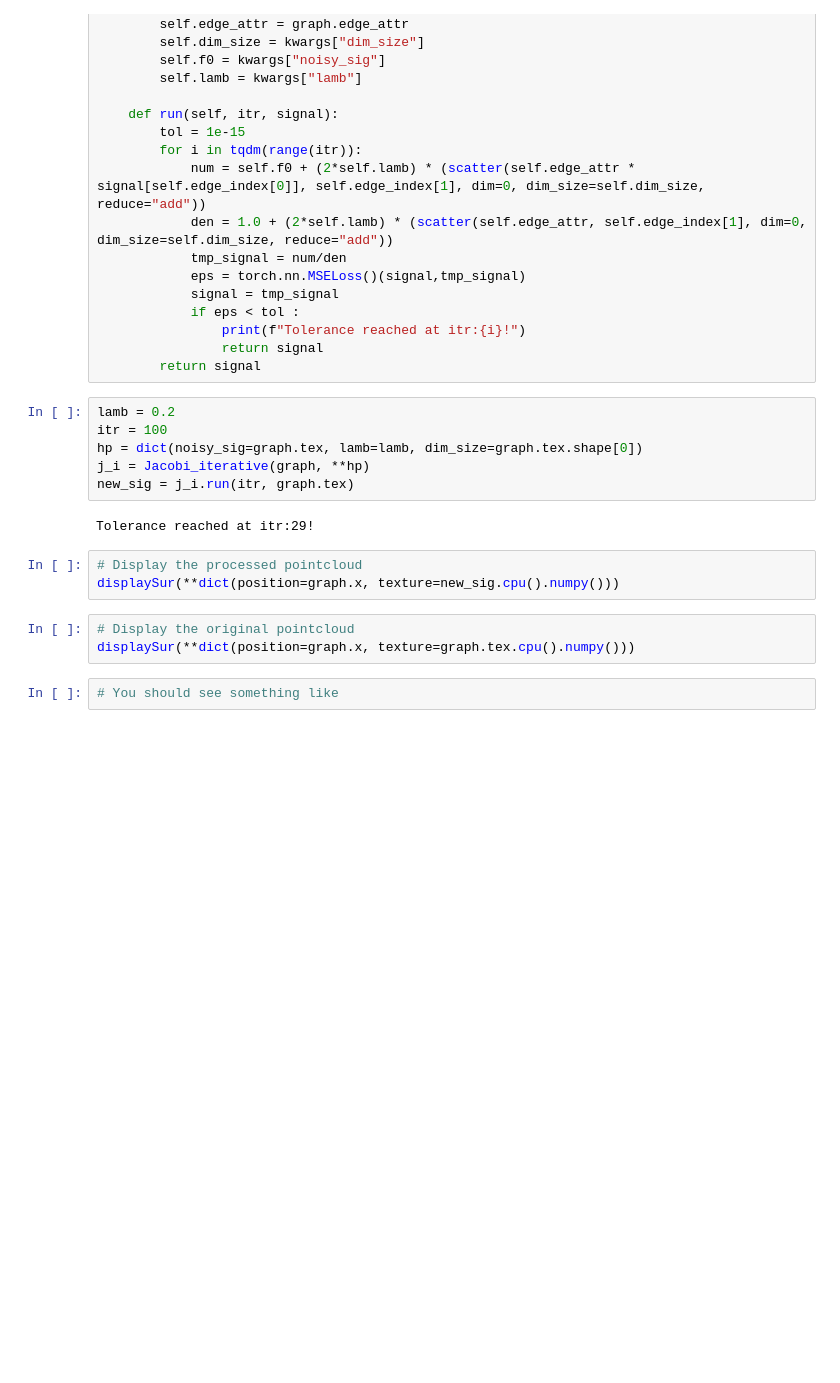
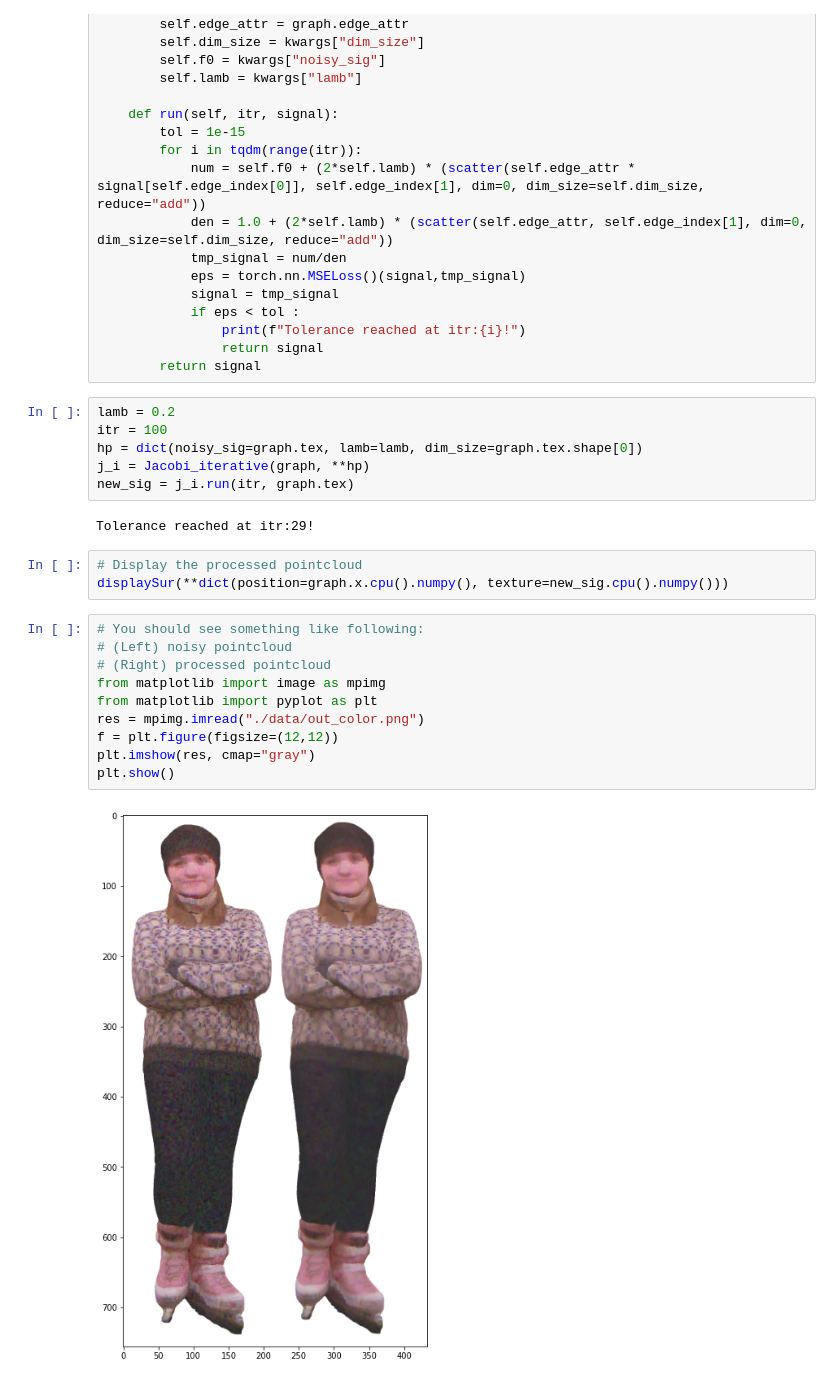
Before and after one commit to aGIToz/Graph_Signal_Processing, a Jupyter notebook: 2_Tikhonov_reg.ipynb, the cells around one changed output. Drawn from its saved outputs; the diff is of its cells as text; blank space fills up the shorter version.

Commit message:
adds the output image files

```diff
--- a/2_Tikhonov_reg.ipynb
+++ b/2_Tikhonov_reg.ipynb
@@ -72,9 +68,16 @@ new_sig = j_i.run(itr, graph.tex)
 Tolerance reached at itr:29!
 # %%
 # Display the processed pointcloud
-displaySur(**dict(position=graph.x, texture=new_sig.cpu().numpy()))
+displaySur(**dict(position=graph.x.cpu().numpy(), texture=new_sig.cpu().numpy()))
-# %%
-# Display the original pointcloud
-displaySur(**dict(position=graph.x, texture=graph.tex.cpu().numpy()))
-# %%
-# You should see something like
+# %%
+# You should see something like following:
+# (Left) noisy pointcloud
+# (Right) processed pointcloud
+from matplotlib import image as mpimg
+from matplotlib import pyplot as plt
+res = mpimg.imread("./data/out_color.png")
+f = plt.figure(figsize=(12,12))
+plt.imshow(res, cmap="gray")
+plt.show()
+# %% [output]
+[figure, added]
```
Also changed, not shown: parts of 4 cells of this notebook, 7 other files.
